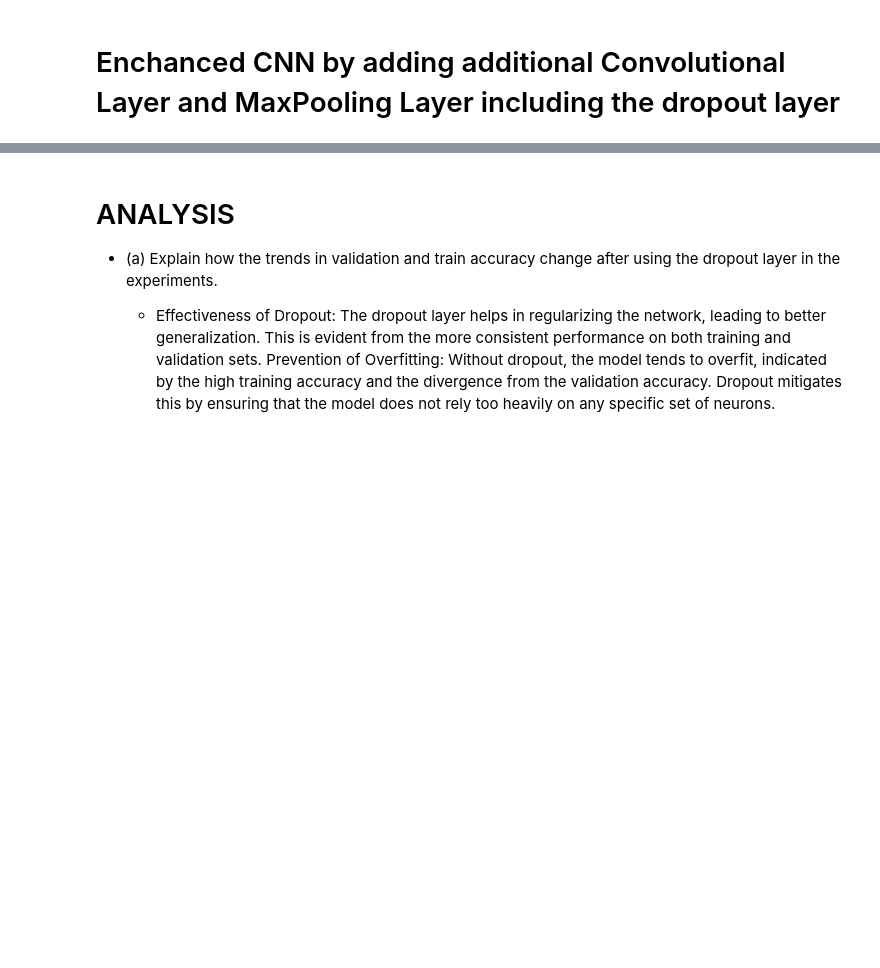
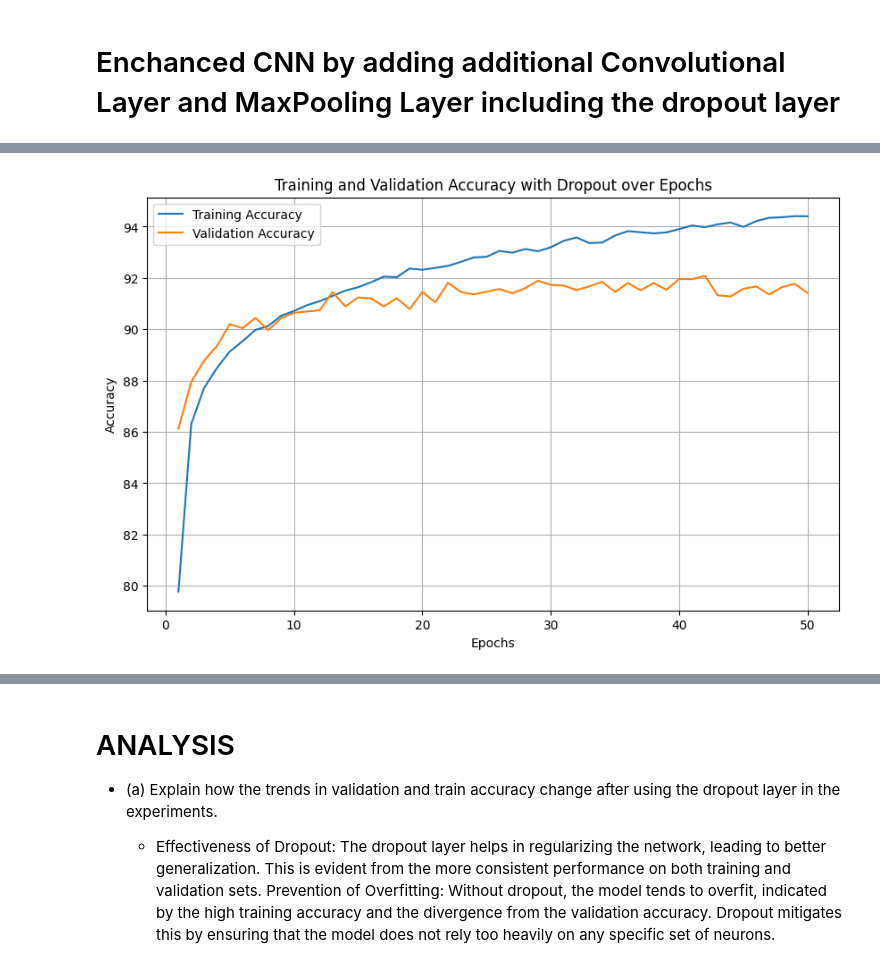
Before and after one commit to DrDrewCain/Applied-Machine-Learning, a Jupyter notebook: hw5.ipynb, the cells around one changed output, grey strips where cells are left out. Drawn from its saved outputs; the diff is of its cells as text; code cells hidden in the pictures; blank space fills up the shorter version.

```diff
--- a/hw5.ipynb
+++ b/hw5.ipynb
@@ -463,3 +443,67 @@ class EnhancedCNN(nn.Module):
         x = self.relu(self.fc1(x))
         x = self.fc2(x)
         return x
+# %%
+import matplotlib.pyplot as plt
+
+def train_and_evaluate(model, trainloader, testloader, optimizer, criterion, num_epochs):
+    training_accuracies = []
+    validation_accuracies = []
+
+    for epoch in range(num_epochs):
+        model.train()
+        train_correct = 0
+        train_total = 0
+        for images, labels in trainloader:
+            optimizer.zero_grad()
+            outputs = model(images)
+            loss = criterion(outputs, labels)
+            loss.backward()
+            optimizer.step()
+
+            _, predicted = torch.max(outputs.data, 1)
+            train_total += labels.size(0)
+            train_correct += (predicted == labels).sum().item()
+
+        train_accuracy = 100 * train_correct / train_total
+        training_accuracies.append(train_accuracy)
+
+        model.eval()
+        valid_correct = 0
+        valid_total = 0
+        with torch.no_grad():
+            for images, labels in testloader:
+                outputs = model(images)
+                _, predicted = torch.max(outputs.data, 1)
+                valid_total += labels.size(0)
+                valid_correct += (predicted == labels).sum().item()
+
+        valid_accuracy = 100 * valid_correct / valid_total
+        validation_accuracies.append(valid_accuracy)
+
+        if (epoch + 1) % 10 == 0:  # Check if the epoch number is divisible by 10
+            print(f"Epoch {epoch + 1}, Loss: {running_loss / len(trainloader)}, "
+                f"Training Accuracy: {train_accuracy:.2f}%, "
+                f"Validation Accuracy: {valid_accuracy:.2f}%")
+
+    return training_accuracies, validation_accuracies
+
+# Instantiate and train the modified model with dropout
+model_with_dropout = EnhancedCNN()
+model_with_dropout.apply(init_weights)
+
+optimizer = optim.SGD(model_with_dropout.parameters(), lr=0.01, momentum=0.9)
+criterion = nn.CrossEntropyLoss()
+train_acc_dropout, test_acc_dropout = train_and_evaluate(model_with_dropout, trainloader, testloader, optimizer, criterion, num_epochs=50)
+
+# Plotting
+plt.figure(figsize=(10, 6))
+plt.plot(range(1, 51), train_acc_dropout, label='Training Accuracy')
+plt.plot(range(1, 51), test_acc_dropout, label='Validation Accuracy')
+plt.xlabel('Epochs')
+plt.ylabel('Accuracy')
+plt.title('Training and Validation Accuracy with Dropout over Epochs')
+plt.legend()
+plt.grid(True)
+plt.show()
+# %% [output]
@@ -465,0 +515 @@ class EnhancedCNN(nn.Module):
+[figure, added]
```
Also changed, not shown: parts of 13 cells of this notebook.
